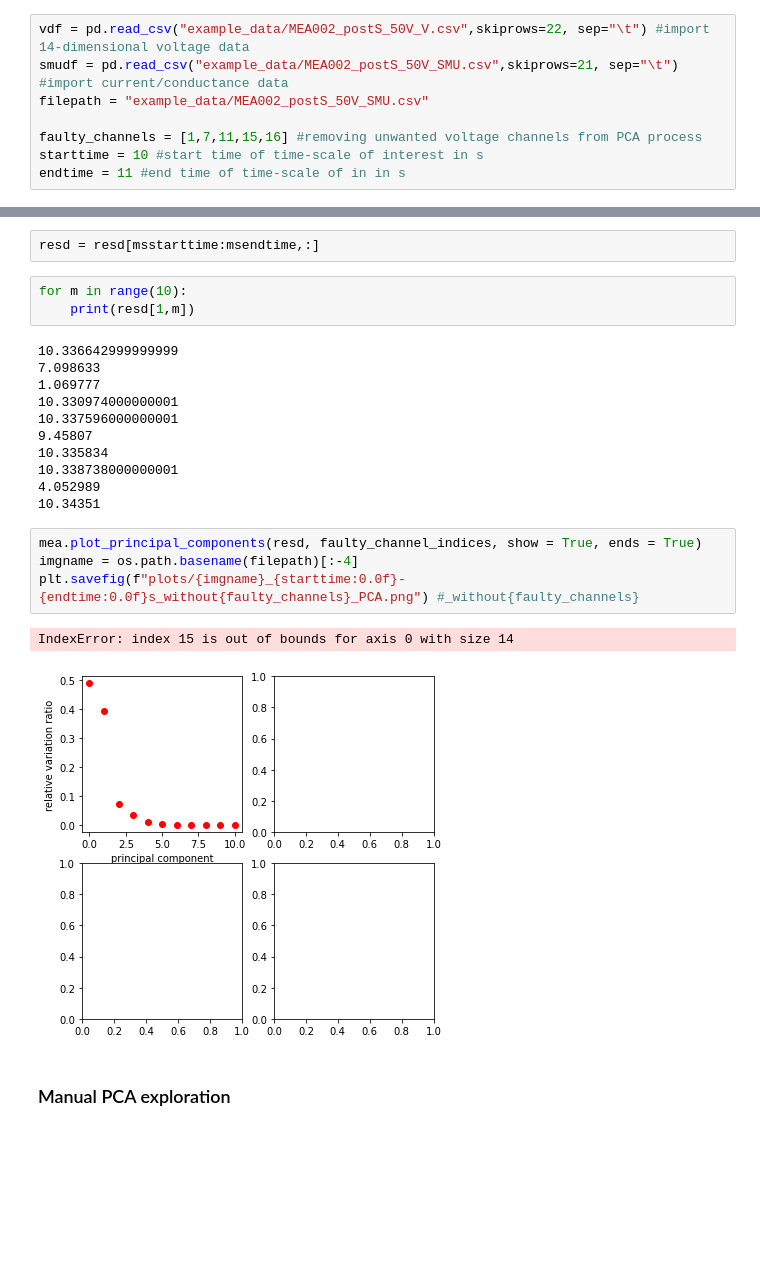
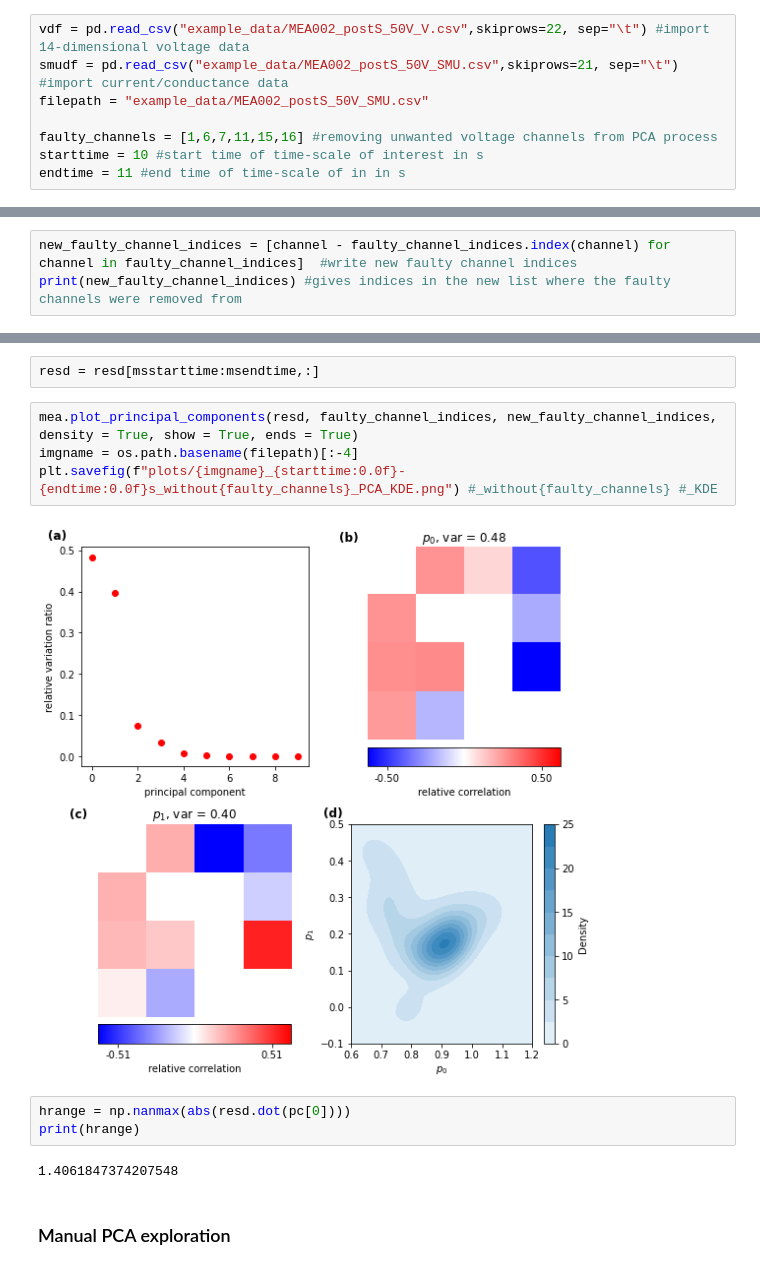
Before and after one commit to leobrowning92/plotting, a Jupyter notebook: example_mea_analysis_new.ipynb, the cells around one changed output, grey strips where cells are left out. Saved outputs shown, nothing was run; the diff lists cells and outputs as text; blank space fills up the shorter version.

Commit message:
added 'new_faulty_channel_indices' object to address error in plot_pca_projection and added kde plotting functionality to plot_pca_projection

```diff
--- a/example_mea_analysis_new.ipynb
+++ b/example_mea_analysis_new.ipynb
@@ -46,7 +46,7 @@ vdf = pd.read_csv("example_data/MEA002_postS_50V_V.csv",skiprows=22, sep="\t") #
 smudf = pd.read_csv("example_data/MEA002_postS_50V_SMU.csv",skiprows=21, sep="\t") #import current/conductance data
 filepath = "example_data/MEA002_postS_50V_SMU.csv"
 
-faulty_channels = [1,7,11,15,16] #removing unwanted voltage channels from PCA process
+faulty_channels = [1,6,7,11,15,16] #removing unwanted voltage channels from PCA process
 starttime = 10 #start time of time-scale of interest in s
 endtime = 11 #end time of time-scale of in in s
 # %%
@@ -206,0 +209,3 @@ print(resd.size)
+# %%
+new_faulty_channel_indices = [channel - faulty_channel_indices.index(channel) for channel in faulty_channel_indices]  #write new faulty channel indices
+print(new_faulty_channel_indices) #gives indices in the new list where the faulty channels were removed from
@@ -214,27 +221,17 @@ print(msendtime)
 11000
 # %%
 resd = resd[msstarttime:msendtime,:]
-# %%
-for m in range(10):
-    print(resd[1,m])
-# %% [output]
-10.336642999999999
-7.098633
-1.069777
-10.330974000000001
-10.337596000000001
-9.45807
-10.335834
-10.338738000000001
-4.052989
-10.34351
 # %%
-mea.plot_principal_components(resd, faulty_channel_indices, show = True, ends = True)
+mea.plot_principal_components(resd, faulty_channel_indices, new_faulty_channel_indices, density = True, show = True, ends = True)
 imgname = os.path.basename(filepath)[:-4]
-plt.savefig(f"plots/{imgname}_{starttime:0.0f}-{endtime:0.0f}s_without{faulty_channels}_PCA.png") #_without{faulty_channels}
+plt.savefig(f"plots/{imgname}_{starttime:0.0f}-{endtime:0.0f}s_without{faulty_channels}_PCA_KDE.png") #_without{faulty_channels} #_KDE
 # %% [output]
-IndexError: index 15 is out of bounds for axis 0 with size 14
-[figure, old version]
+[figure, new version]
+# %%
+hrange = np.nanmax(abs(resd.dot(pc[0])))
+print(hrange)
+# %% [output]
+1.4061847374207548
 # %% [markdown]
 ### Manual PCA exploration
 # %% [markdown]
```
Also changed, not shown: parts of 28 cells of this notebook, 2 other files.
